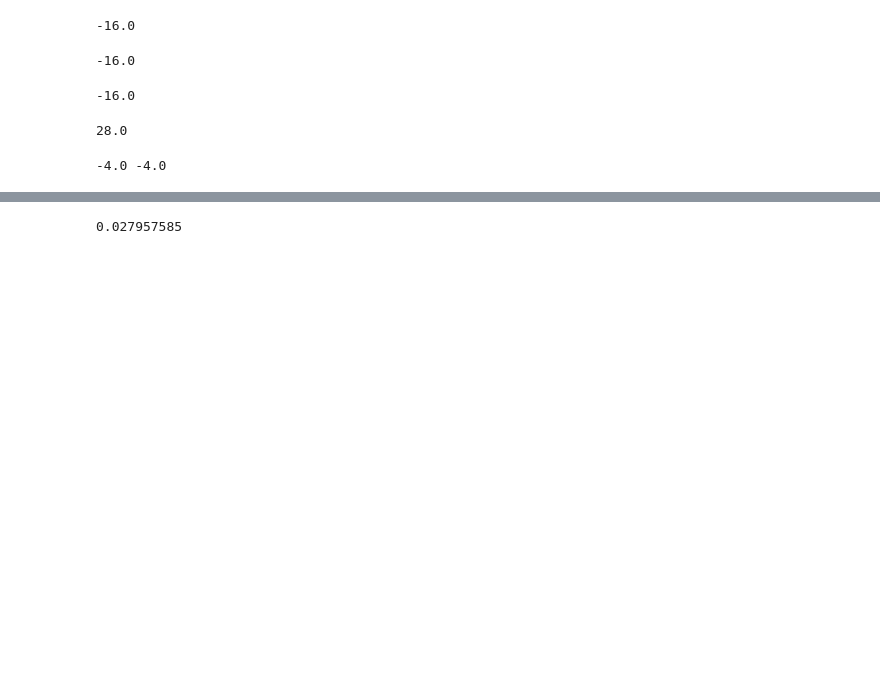
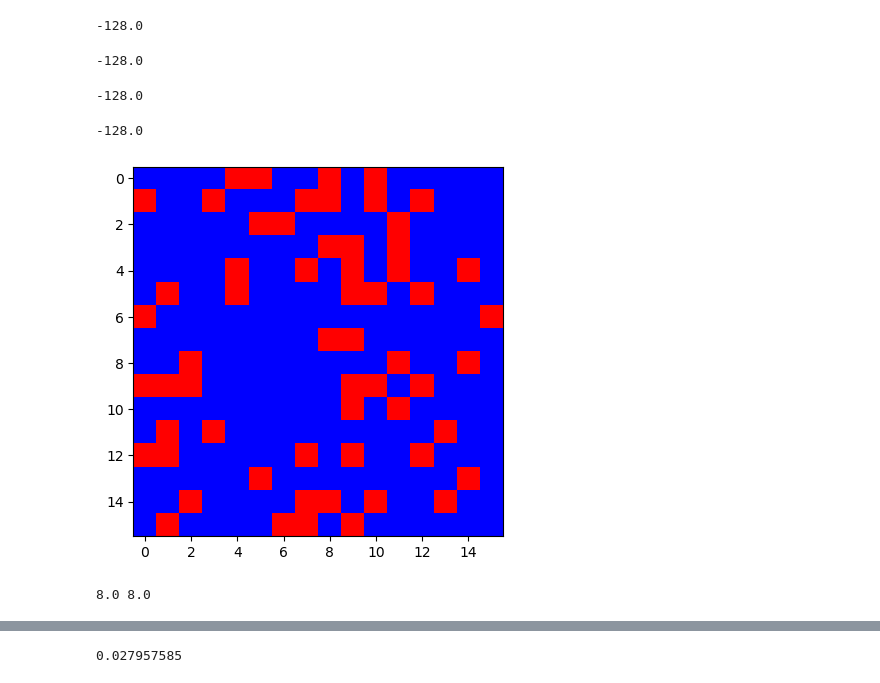
Before and after one commit to fysmoe1121/Phase-Transitions-Ising-Model, a Jupyter notebook: ising_model.ipynb, the cells around one changed output, grey strips where cells are left out. Saved outputs shown, nothing was run; the diff lists cells and outputs as text; code cells hidden in the pictures; blank space fills up the shorter version.

```diff
--- a/ising_model.ipynb
+++ b/ising_model.ipynb
@@ -24,7 +24,7 @@ def generate_lattice(L: int, p: float = 0.5) -> np.ndarray:
                 init_lattice[i, j] = -1
     return init_lattice
 
-state = generate_lattice(10, 0.5)
+state = generate_lattice(16, 0.75)
 # %%
 print(state)
 # %% [output]
@@ -98,19 +104,19 @@ def energy(lattice: np.ndarray) -> int:
 # %%
 print(energy(state))
 # %% [output]
--16.0
+-128.0
 # %%
 print(energy_numba(state))
 # %% [output]
--16.0
+-128.0
 # %%
 print(energy_naive(state))
 # %% [output]
--16.0
+-128.0
 # %%
 print(energy_conv(state))
 # %% [output]
-28.0
+-128.0
 # %%
 def plot_lattice(lattice):
     plt.imshow(lattice, cmap = plt.cm.colors.ListedColormap(['#0000FF', '#FF0000']))
@@ -117,3 +124,7 @@ def plot_lattice(lattice):
+# %%
+plot_lattice(state)
+# %% [output]
+[figure, added]
 # %%
 @jit(nopython=True)
 def delta_energy(initial_lattice: np.ndarray, spin_to_flip: tuple[int, int]) -> int:
@@ -145,7 +156,7 @@ def flip_random_spin(lattice: np.ndarray) -> tuple[int, int]:
 cand_spin = flip_random_spin(state)
 print(delta_energy(state, cand_spin), energy(flip_spin_in_lattice(state, cand_spin)) - energy(state))
 # %% [output]
--4.0 -4.0
+8.0 8.0
 # %%
 def magnetization(lattice: np.ndarray) -> float:
     return np.sum(lattice)
```
Also changed, not shown: parts of 18 cells of this notebook, 17 other files.
